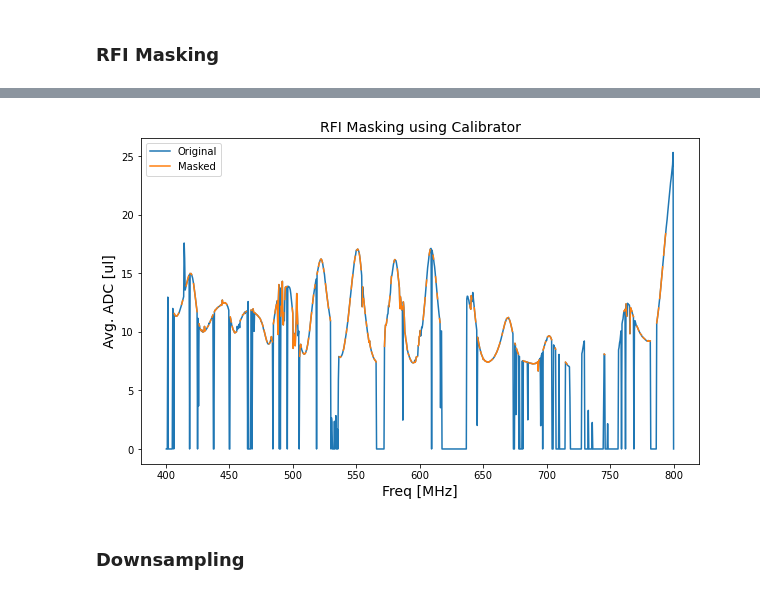
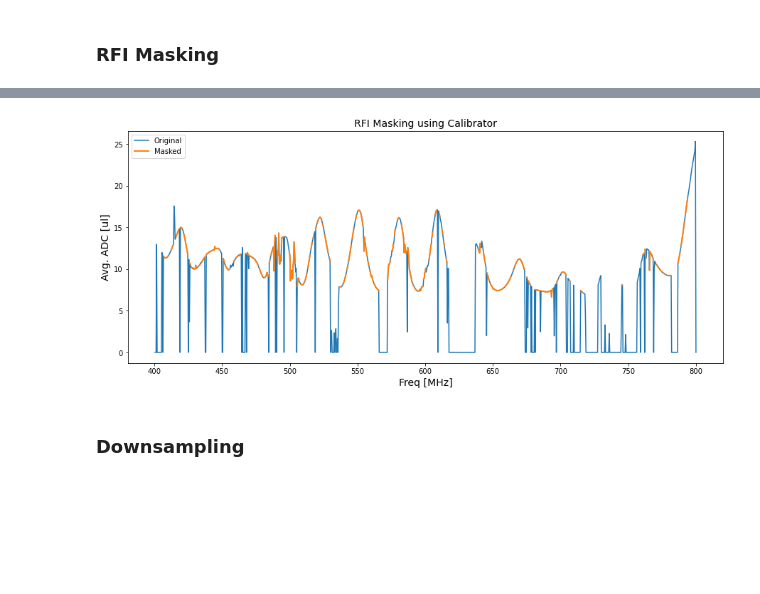
Before and after one commit to astronamanj/641_Observational_Techniques, a Jupyter notebook: chime_pulsar_search/calibration.ipynb, the cells around one changed output, grey strips where cells are left out. Saved outputs shown, nothing was run; the diff lists cells and outputs as text; code cells hidden in the pictures; blank space fills up the shorter version.

```diff
--- a/chime_pulsar_search/calibration.ipynb
+++ b/chime_pulsar_search/calibration.ipynb
@@ -76,36 +76,37 @@ plt.show()
 # %%
 # Mask the RFI
 _, chan_mask = cal.clean_rfi(
     method = "mad",
     threshold=3,
     outfile_name = "./data/calibrator_source_masked.fil",
 )
 cal_masked = FilReader("./data/calibrator_source_masked.fil")
 cal_masked.compute_stats()
 
 freq_mask = cal_masked.chan_stats.mean == 0
-fig = plt.figure(figsize=(10, 6))
+fig = plt.figure(figsize=(15, 6))
 plt.plot(
     cal_masked.header.chan_freqs,
-    cal.chan_stats.mean
+    cal.chan_stats.mean,
 )
 plt.plot(
     cal_masked.header.chan_freqs,
-    np.where(~freq_mask,cal_masked.chan_stats.mean,np.nan)
+    np.where(~freq_mask, cal_masked.chan_stats.mean, np.nan),
+    linewidth=2,
 )
 plt.ylabel('Avg. ADC [ul]', fontsize=14)
 plt.xlabel('Freq [MHz]', fontsize=14)
 plt.title('RFI Masking using Calibrator', fontsize=14)
 plt.legend(['Original', 'Masked'])
 plt.show()
 # %% [output]
 [interactive output not drawn]
 [interactive output not drawn]
 [interactive output not drawn]
 [interactive output not drawn]
 [interactive output not drawn]
 [interactive output not drawn]
-[figure, old version]
+[figure, new version]
 # %% [markdown]
 ### Downsampling
 # %%
```
Also changed, not shown: parts of 10 cells of this notebook.
